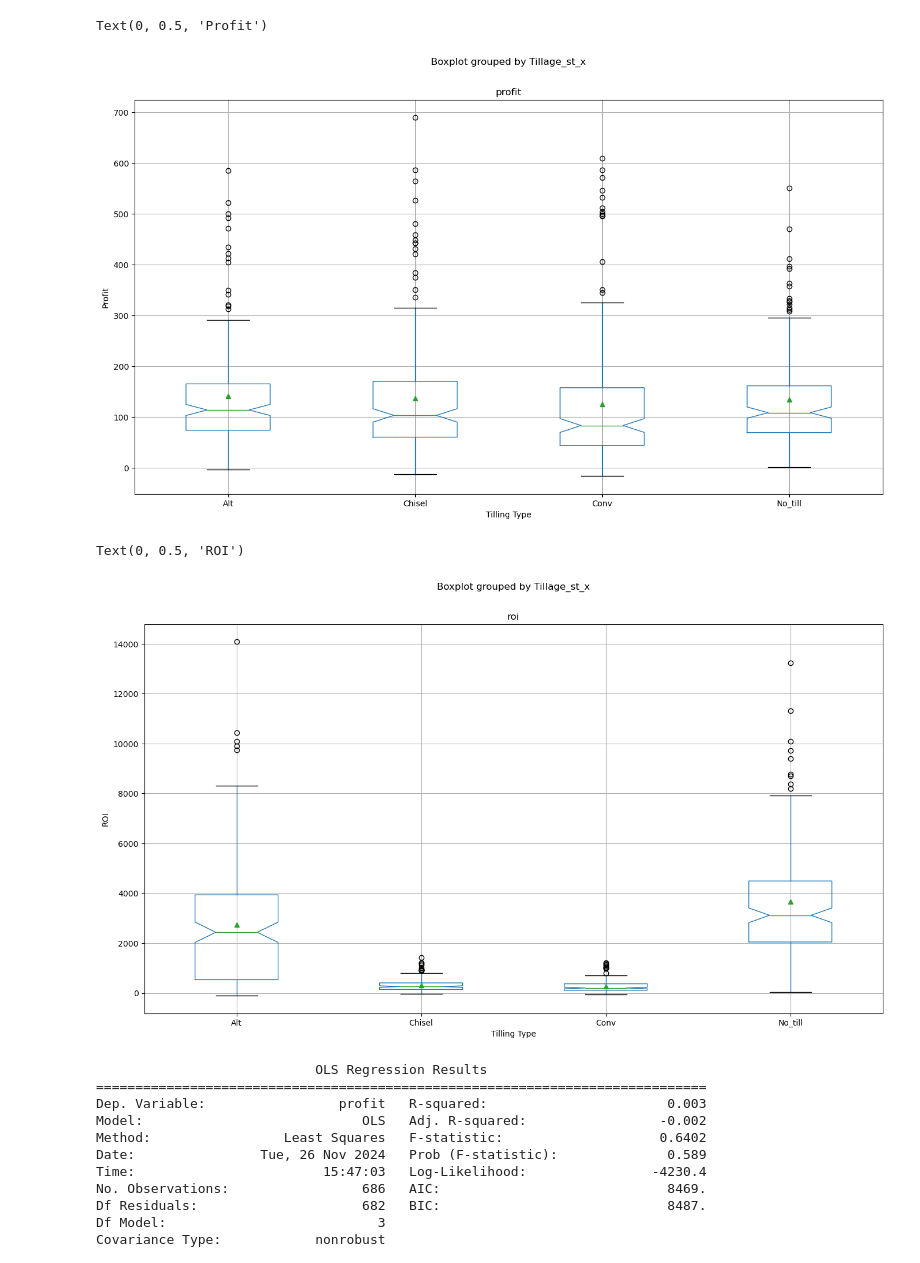
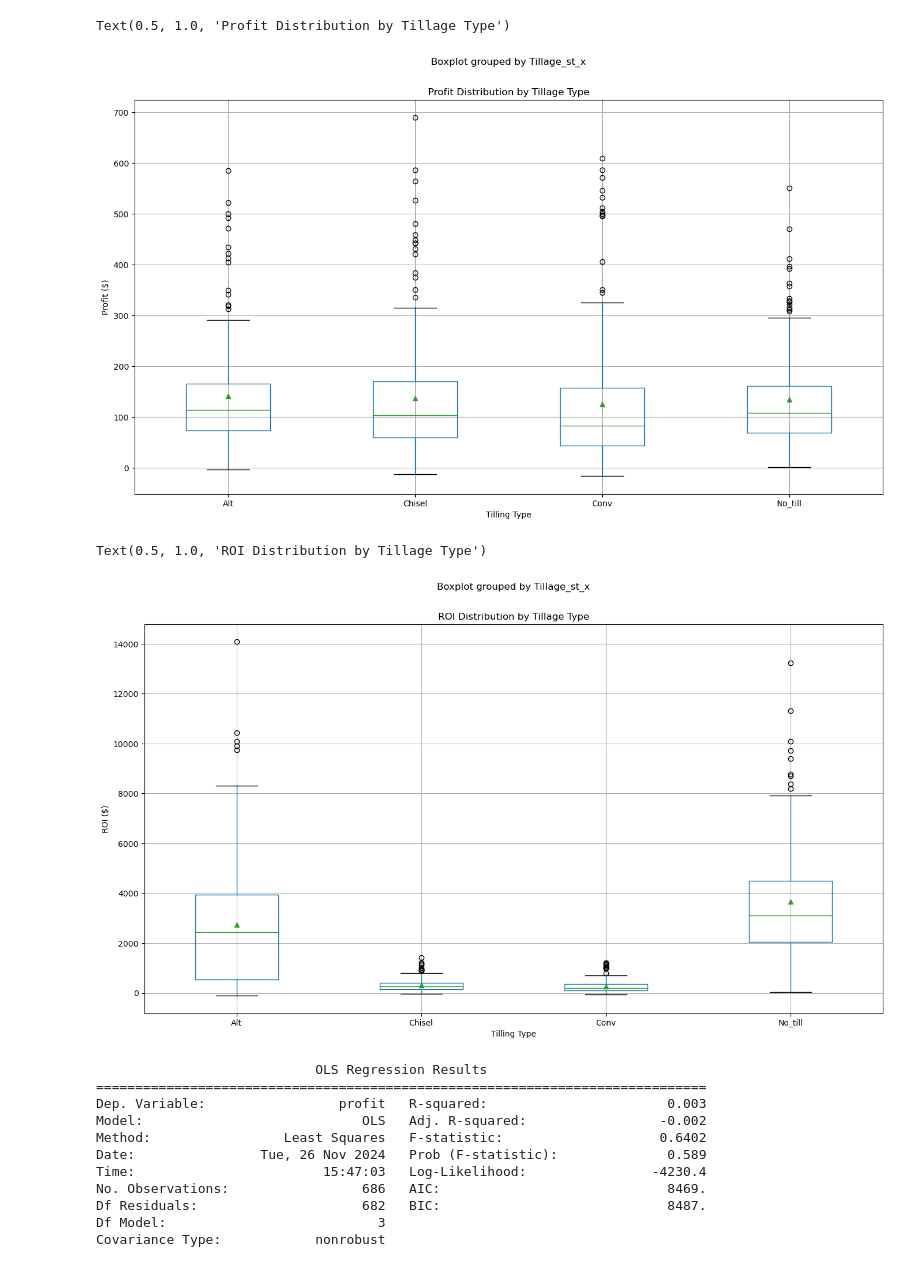
Before and after one commit to anniepfeufer/DA_401, a Jupyter notebook: analysis.ipynb, the cells around one changed output. Cells and saved outputs as stored; diff of their text form; code cells hidden in the pictures.

```diff
--- a/analysis.ipynb
+++ b/analysis.ipynb
@@ -22,25 +11,27 @@ pyplot.show()
 # %%
 boxplot = total.boxplot(["profit"], by = ["Tillage_st_x"],
                      figsize = (16, 9),
                      showmeans = True,
-                     notch = True)
+                     notch = False)
 
 boxplot.set_xlabel("Tilling Type")
-boxplot.set_ylabel("Profit")
+boxplot.set_ylabel("Profit ($)")
+boxplot.set_title("Profit Distribution by Tillage Type")
 # %% [output]
-Text(0, 0.5, 'Profit')
+Text(0.5, 1.0, 'Profit Distribution by Tillage Type')
-[figure, old version]
+[figure, new version]
 # %%
 boxplot = total.boxplot(["roi"], by = ["Tillage_st_x"],
                      figsize = (16, 9),
                      showmeans = True,
-                     notch = True)
+                     notch = False)
 
 boxplot.set_xlabel("Tilling Type")
-boxplot.set_ylabel("ROI")
+boxplot.set_ylabel("ROI ($)")
+boxplot.set_title("ROI Distribution by Tillage Type")
 # %% [output]
-Text(0, 0.5, 'ROI')
+Text(0.5, 1.0, 'ROI Distribution by Tillage Type')
-[figure, old version]
+[figure, new version]
 # %%
 import numpy as np
 # %%
```
Also changed, not shown: parts of 7 cells of this notebook, 1 other file.
